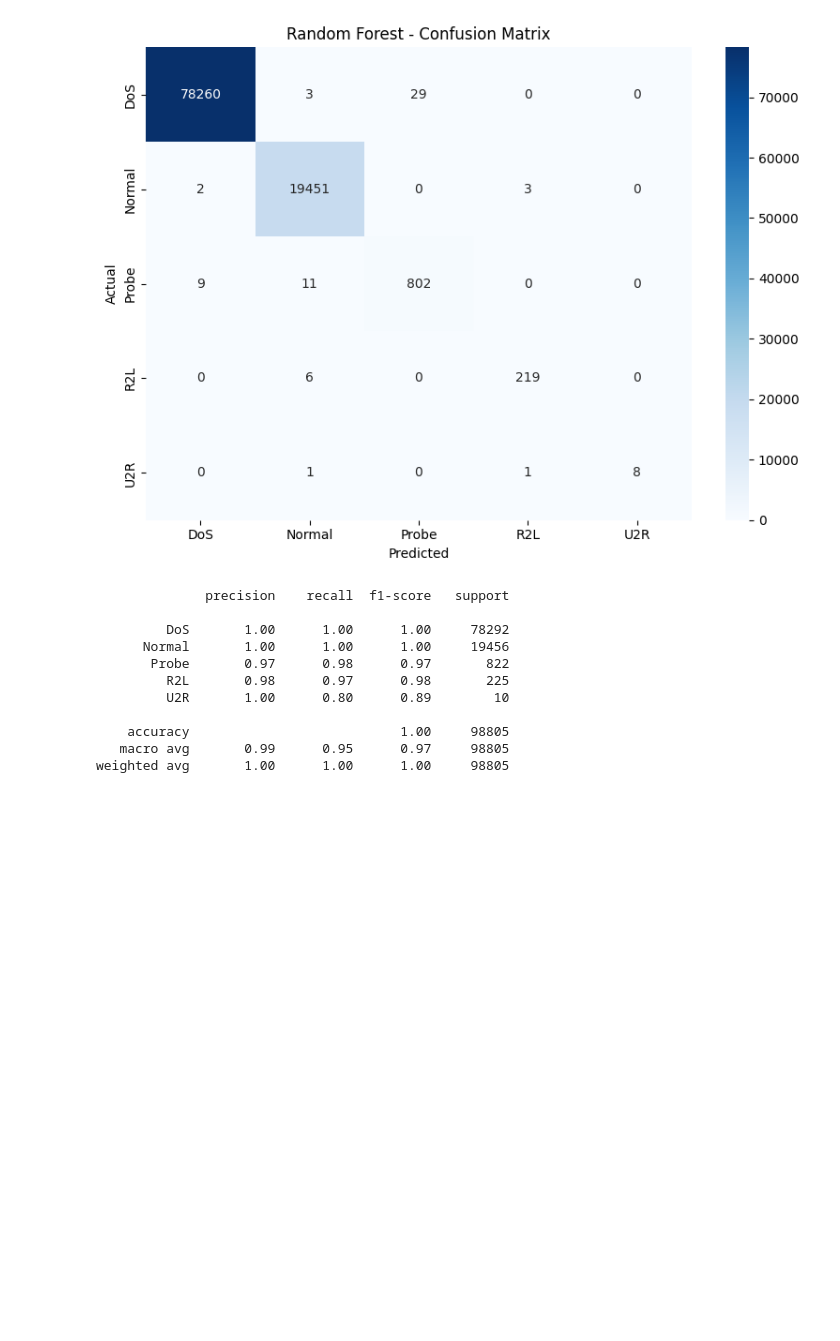
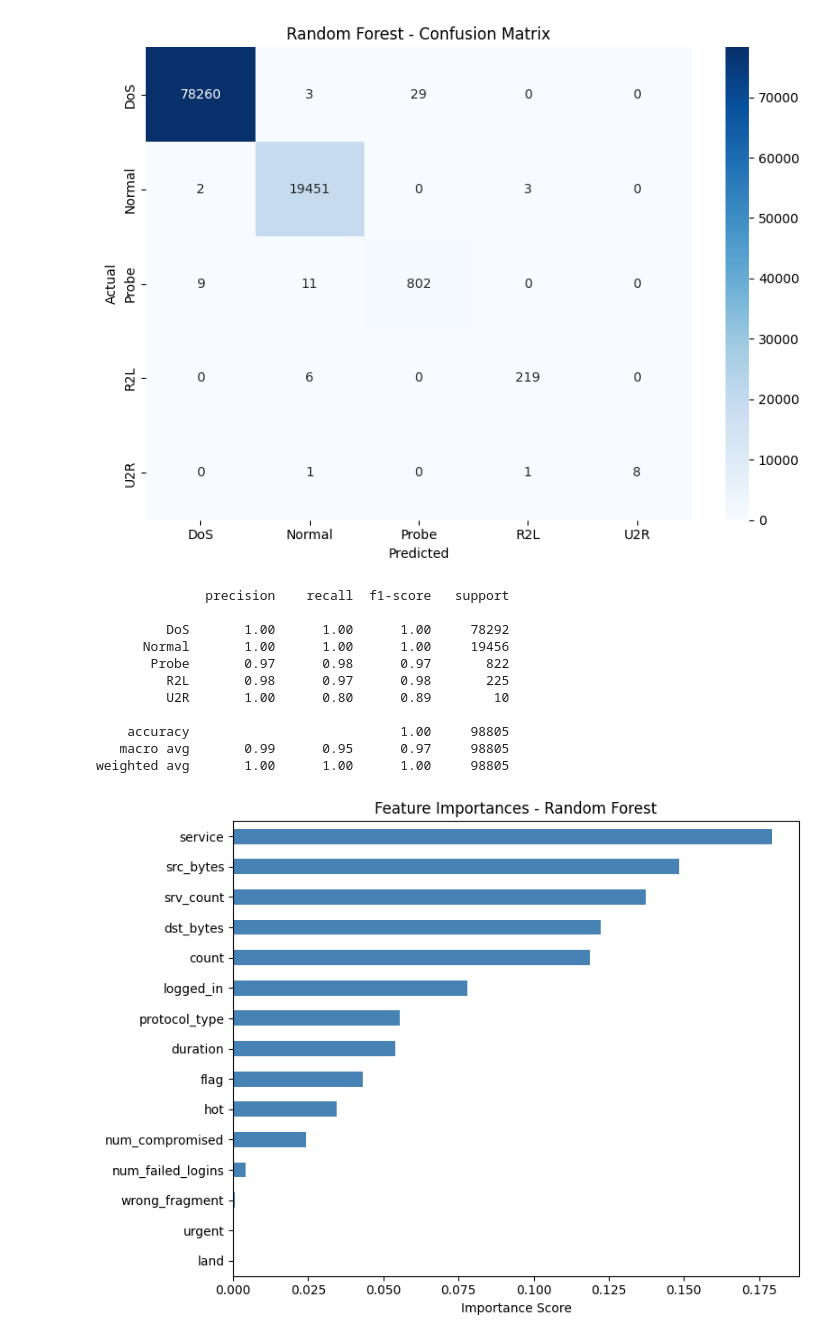
Before and after one commit to yashdhone01/nids-ml-engine, a Jupyter notebook: notebooks/03_preprocessing.ipynb, the cells around one changed output. Saved outputs shown, nothing was run; the diff lists cells and outputs as text; code cells hidden in the pictures; blank space fills up the shorter version.

```diff
--- a/notebooks/03_preprocessing.ipynb
+++ b/notebooks/03_preprocessing.ipynb
@@ -61,3 +61,20 @@ print(classification_report(y_test, y_pred, target_names=model.classes_))
     accuracy                           1.00     98805
    macro avg       0.99      0.95      0.97     98805
 weighted avg       1.00      1.00      1.00     98805
+# %%
+FEATURES = [
+    'duration','protocol_type','service','flag','src_bytes','dst_bytes',
+    'land','wrong_fragment','urgent','hot','num_failed_logins','logged_in',
+    'num_compromised','count','srv_count'
+]
+importances = pd.Series(model.feature_importances_, index=FEATURES)
+importances.sort_values().plot(
+    kind='barh', figsize=(8,6), color='steelblue',
+    title='Feature Importances - Random Forest'
+)
+plt.xlabel('Importance Score')
+plt.tight_layout()
+plt.savefig('../data/feature_importance.png')
+plt.show()
+# %% [output]
+[figure, added]
```
Also changed, not shown: 1 other file.
